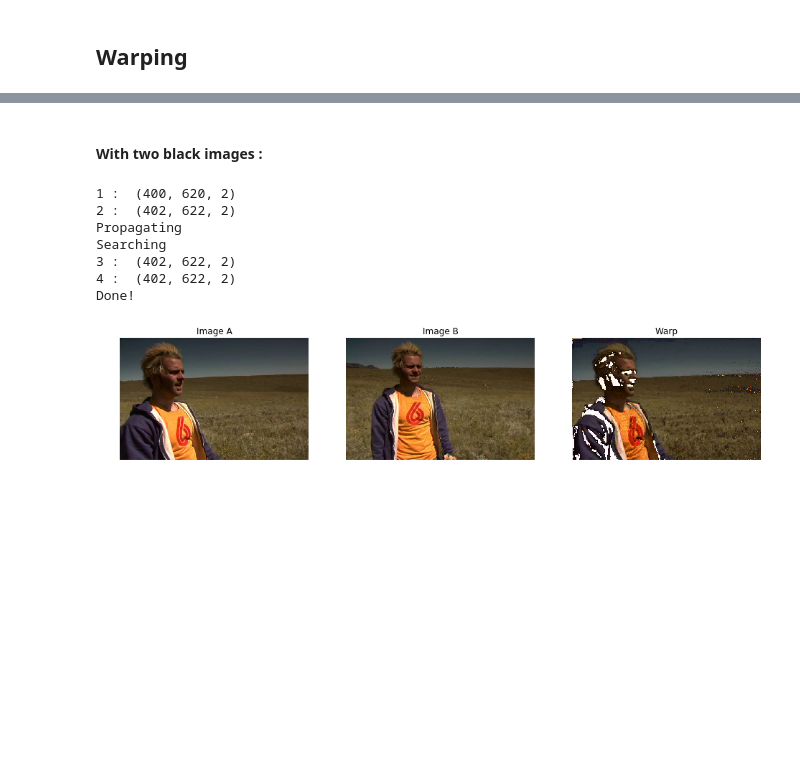
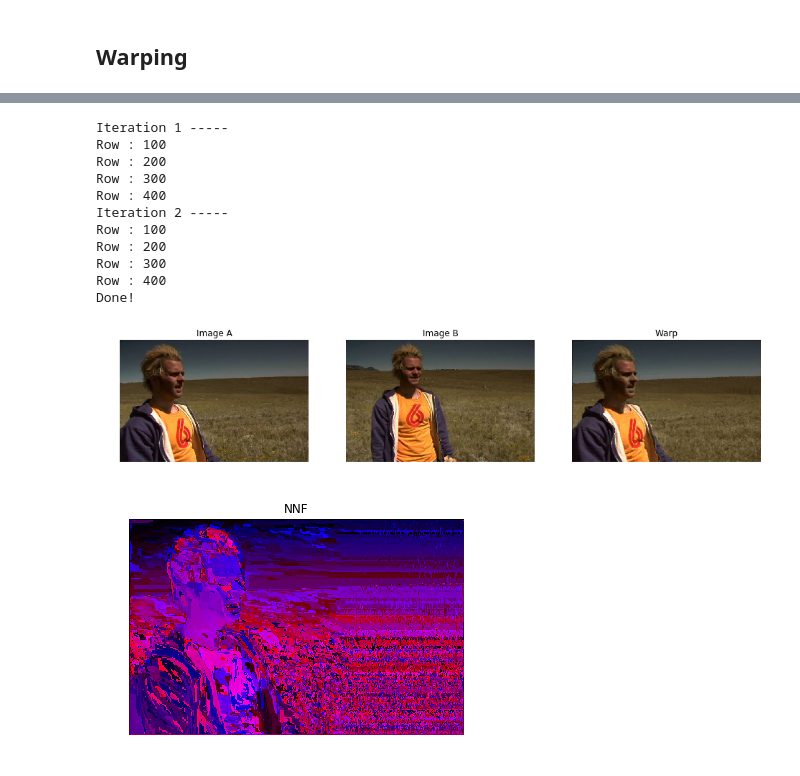
Before and after one commit to julienroyd/Pytorch-DeepImageAnalogy, a Jupyter notebook: PatchMatch.ipynb, the cells around one changed output, grey strips where cells are left out. Saved outputs shown, nothing was run; the diff lists cells and outputs as text; code cells hidden in the pictures; blank space fills up the shorter version.

Commit message:
Fixed EuclidianDistance. np.uint8 to compute distance between two patches created artefacts for dark regions.

```diff
--- a/PatchMatch.ipynb
+++ b/PatchMatch.ipynb
@@ -218,7 +162,6 @@ def PatchMatch(image1, image2):
 
     # Randomly initializes NNF_ab
     NNF_ab = initializeNNF(h,w)
-    print("1 : ", NNF_ab.shape)
 
     # Zero-Pad images
     A = pad(image1, pad_size=m)
@@ -227,17 +170,28 @@ def PatchMatch(image1, image2):
     # Zero-Pad NNF_ab so its coordinate system as well as the values it contains remains consistent with images A and B
     NNF_ab += m
     NNF_ab = pad(NNF_ab, pad_size=m)
-    print("2 : ", NNF_ab.shape)
 
-    # Executes the PatchMatch algorithm
-    for i in range(config['n_iter']):
-        NNF_ab = propagate(A, B, h, w, NNF_ab)
-        NNF_ab = randomSearch(A, B, h, w, NNF_ab)
+    # Defines valid ranges (exclude the padded indexes)
+    i_range = np.arange(h) + m
+    j_range = np.arange(w) + m
+
+    # Executes the PatchMatch algorithm n_iter times
+    for step in range(config['n_iter']):
+        print("Iteration {0} -----".format(step+1))
+        if step%2 == 0:
+            shift = 1
+        else:
+            shift = -1
+
+        # For every valid pixel in the image
+        for i in i_range:
+            if (i+1)%100 == 0 : print("Row : {0}".format(i+1))
+            for j in j_range:
+                NNF_ab = propagate(A, B, h, w, NNF_ab, i, j, shift)
+                NNF_ab = randomSearch(A, B, h, w, NNF_ab, i, j)
 
     NNF_final = NNF_ab[m:-m, m:-m, :]
-    print("3 : ", NNF_ab.shape)
     NNF_final -= m
-    print("4 : ", NNF_ab.shape)
 
     print("Done!")
 
@@ -269,34 +201,50 @@ Done!
-# %% [markdown]
-#### With two black images :
-# %%
-im1 = np.zeros(shape=(400, 620, 3))
-im2 = np.zeros(shape=(400, 620, 3))
-
-NNF = PatchMatch(im1, im2)
-# %% [output]
-1 :  (400, 620, 2)
-2 :  (402, 622, 2)
-Propagating
-Searching
-3 :  (402, 622, 2)
-4 :  (402, 622, 2)
-Done!
 # %%
+# Load the images
+im1 = plt.imread("Image1.JPG")
+im2 = plt.imread("Image2.JPG")
+
+# Runs the PatchMatch algorithm
+NNF = PatchMatch(im1, im2)
+
+
+# Displays the original images and resulting Warp
 plt.figure(figsize=(16, 12))
 plt.subplot(131)
 plt.imshow(im1)
 plt.title("Image A")
 plt.axis("off")
 
 plt.subplot(132)
 plt.imshow(im2)
 plt.title("Image B")
 plt.axis("off")
 
 plt.subplot(133)
 plt.imshow(warp(im1, im2, NNF))
 plt.title("Warp")
 plt.axis("off")
 plt.show()
+
+
+# Displays the NNF (mapping function)
+zer = np.zeros(shape=(NNF.shape[0], NNF.shape[1], 1), dtype=NNF.dtype)
+colorNNF = np.concatenate((np.expand_dims(NNF[:,:,0], 2), zer, np.expand_dims(NNF[:,:,1], 2)), axis=2)
+
+plt.imshow(colorNNF.astype(np.uint8))
+plt.title("NNF")
+plt.axis("off")
+plt.show()
 # %% [output]
+Iteration 1 -----
+Row : 100
+Row : 200
+Row : 300
+Row : 400
+Iteration 2 -----
+Row : 100
+Row : 200
+Row : 300
+Row : 400
+Done!
-[figure, old version]
+[figure, new version]
+[figure, added]
```
Also changed, not shown: parts of 10 cells of this notebook.
